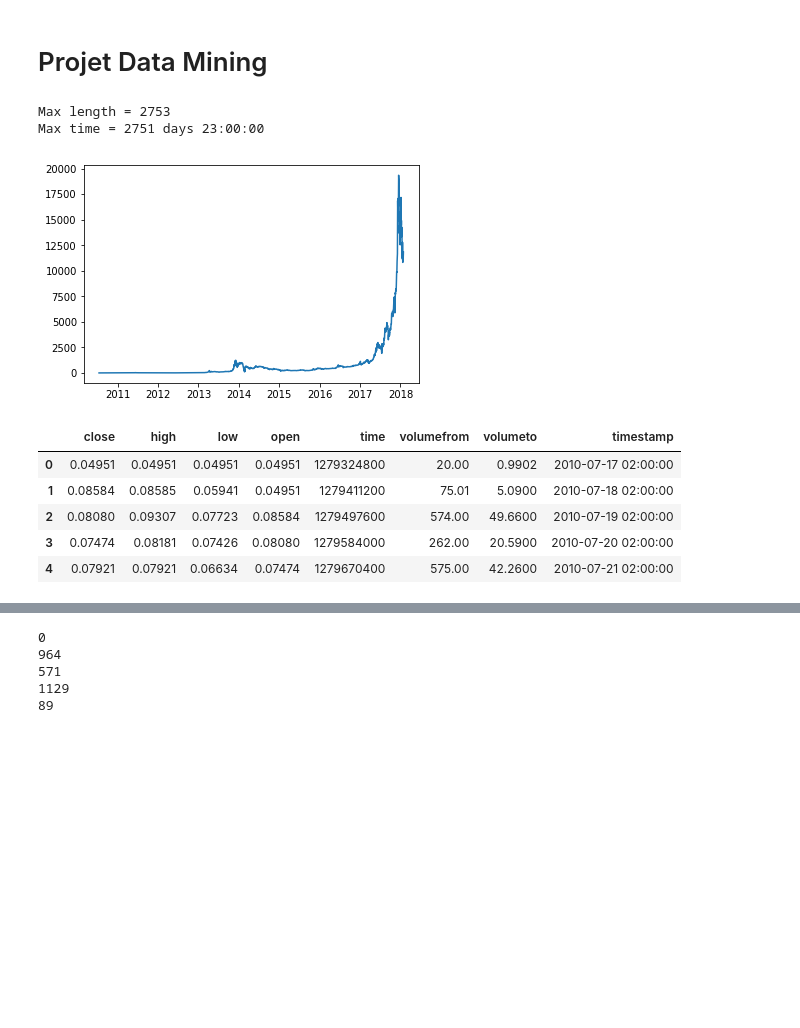
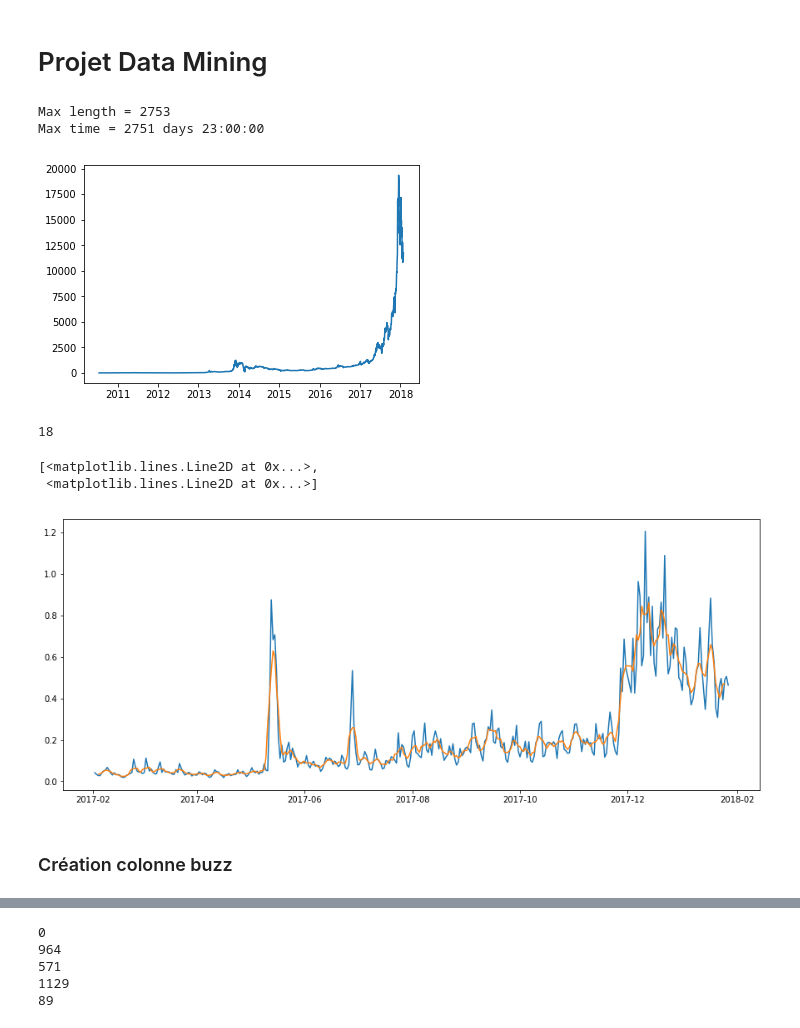
Before and after one commit to abdel-rahmen/crypto_learning, a Jupyter notebook: Projet DM.ipynb, the cells around one changed output, grey strips where cells are left out. Saved outputs shown, nothing was run; the diff lists cells and outputs as text; code cells hidden in the pictures; blank space fills up the shorter version.

```diff
--- a/Projet DM.ipynb
+++ b/Projet DM.ipynb
@@ -4,6 +4,8 @@
 import requests
 import datetime
 import pandas as pd
+import numpy as np
+from matplotlib.pylab import rcParams
 import matplotlib.pyplot as plt
 %matplotlib inline
 
@@ -36,13 +38,8 @@ print('Max time = {}'.format((df.timestamp.max() - df.timestamp.min())))
 plt.plot(df.timestamp, df.close)
 plt.show()
 df.head(5)
+df['timestamp'] = df['timestamp'].dt.strftime('%Y-%m-%d')
 # %% [output]
 Max length = 2753
 Max time = 2751 days 23:00:00
 [figure]
-|  | close | high | low | open | time | volumefrom | volumeto | timestamp |
-| 0 | 0.04951 | 0.04951 | 0.04951 | 0.04951 | 1279324800 | 20.00 | 0.9902 | 2010-07-17 02:00:00 |
-| 1 | 0.08584 | 0.08585 | 0.05941 | 0.04951 | 1279411200 | 75.01 | 5.0900 | 2010-07-18 02:00:00 |
-| 2 | 0.08080 | 0.09307 | 0.07723 | 0.08584 | 1279497600 | 574.00 | 49.6600 | 2010-07-19 02:00:00 |
-| 3 | 0.07474 | 0.08181 | 0.07426 | 0.08080 | 1279584000 | 262.00 | 20.5900 | 2010-07-20 02:00:00 |
-| 4 | 0.07921 | 0.07921 | 0.06634 | 0.07474 | 1279670400 | 575.00 | 42.2600 | 2010-07-21 02:00:00 |
@@ -48,0 +50,19 @@ Max time = 2751 days 23:00:00
+# %%
+pa = pd.read_csv('crypto_learning/results.csv', usecols=["Date","Value"])
+pa['Date'] = [pd.datetime.strptime(d, '%Y-%m-%d %H:%M:%S') for d in pa.Date]
+pa = pa.set_index('Date')
+# %%
+rcParams['figure.figsize'] = 15, 6
+pa['mean'] = pa.rolling(window=5, center=True).mean()
+ts = pa['mean']
+
+print(np.count_nonzero(abs(ts-pa['Value'])>0.15))
+
+plt.plot(pa)
+# %% [output]
+18
+[<matplotlib.lines.Line2D at 0x...>,
+ <matplotlib.lines.Line2D at 0x...>]
+[figure, added]
+# %% [markdown]
+### Création colonne buzz
```
Also changed, not shown: parts of 12 cells of this notebook.
